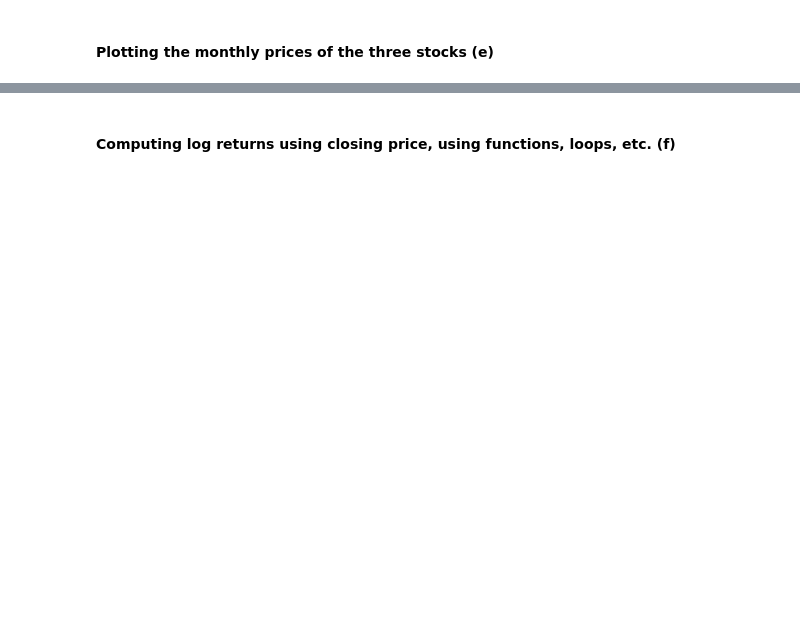
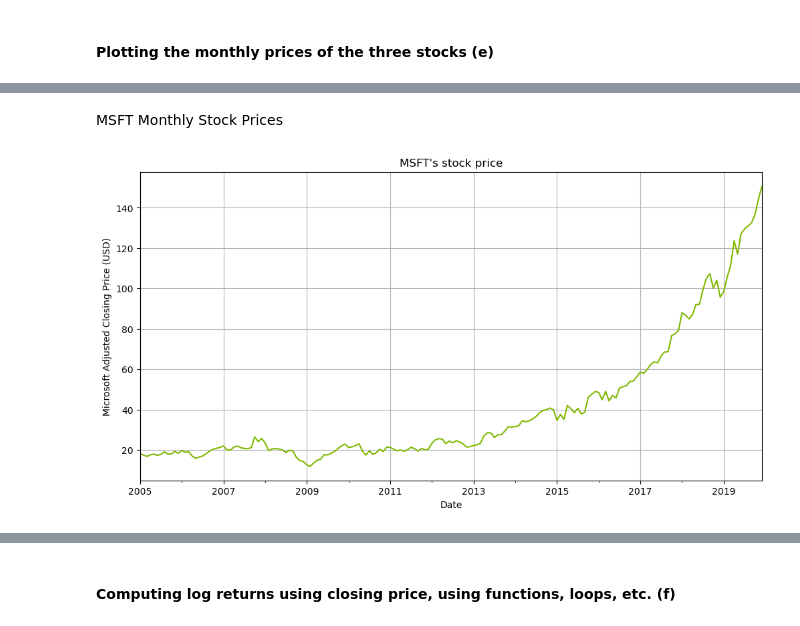
Before and after one commit to mcarbajal2/IFI8420-Assignments, a Jupyter notebook: Assignment 1/Assignment1.ipynb, the cells around one changed output, grey strips where cells are left out. Saved outputs shown, nothing was run; the diff lists cells and outputs as text; code cells hidden in the pictures; blank space fills up the shorter version.

```diff
--- a/Assignment 1/Assignment1.ipynb
+++ b/Assignment 1/Assignment1.ipynb
@@ -226,0 +258,9 @@ dtype: object
+# %% [markdown]
+MSFT Monthly Stock Prices
+# %%
+adjusted_close['MSFT'].plot(title = "MSFT's stock price", color = "#7EB900", figsize=(12, 6))
+plt.ylabel('Microsoft Adjusted Closing Price (USD)')
+plt.grid(True)
+plt.show()
+# %% [output]
+[figure, added]
```
Also changed, not shown: parts of 22 cells of this notebook.
